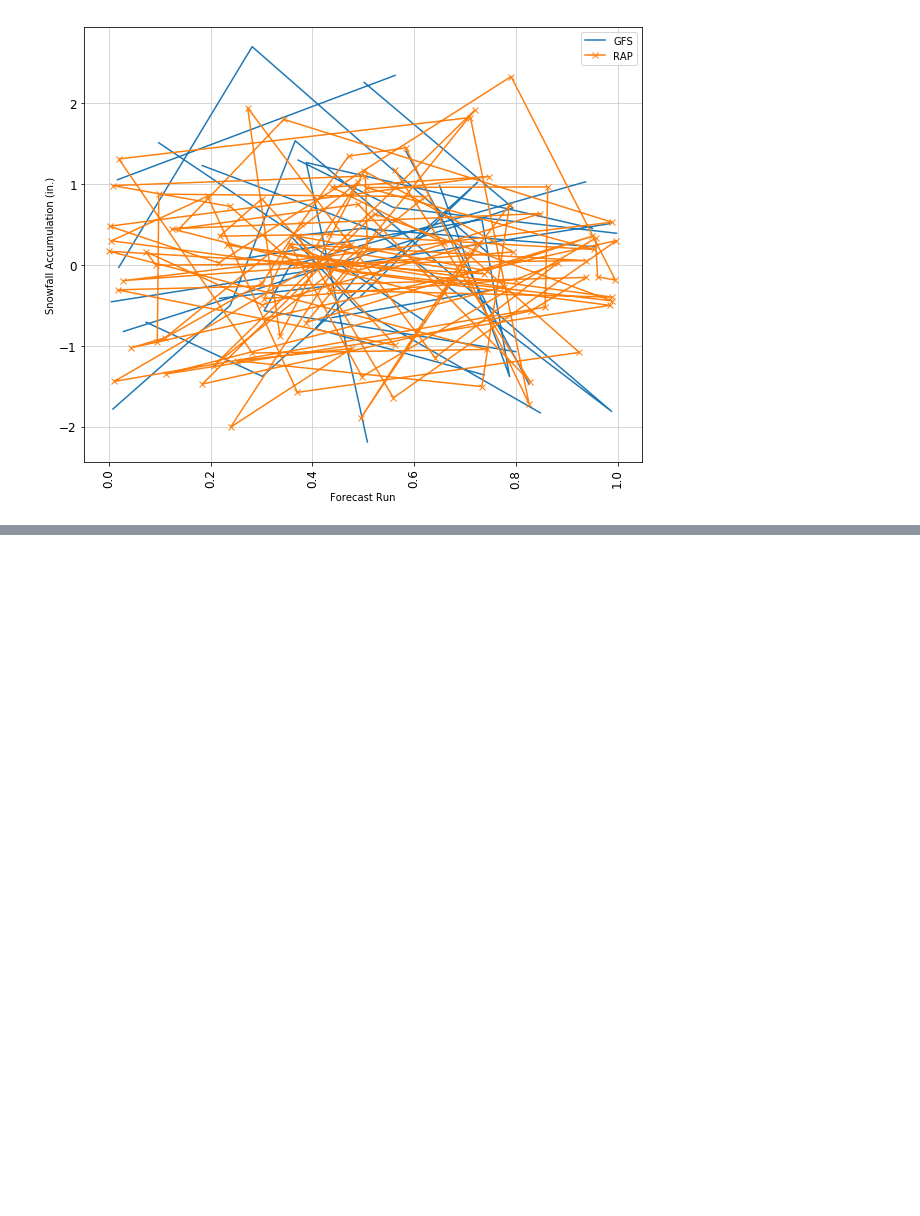
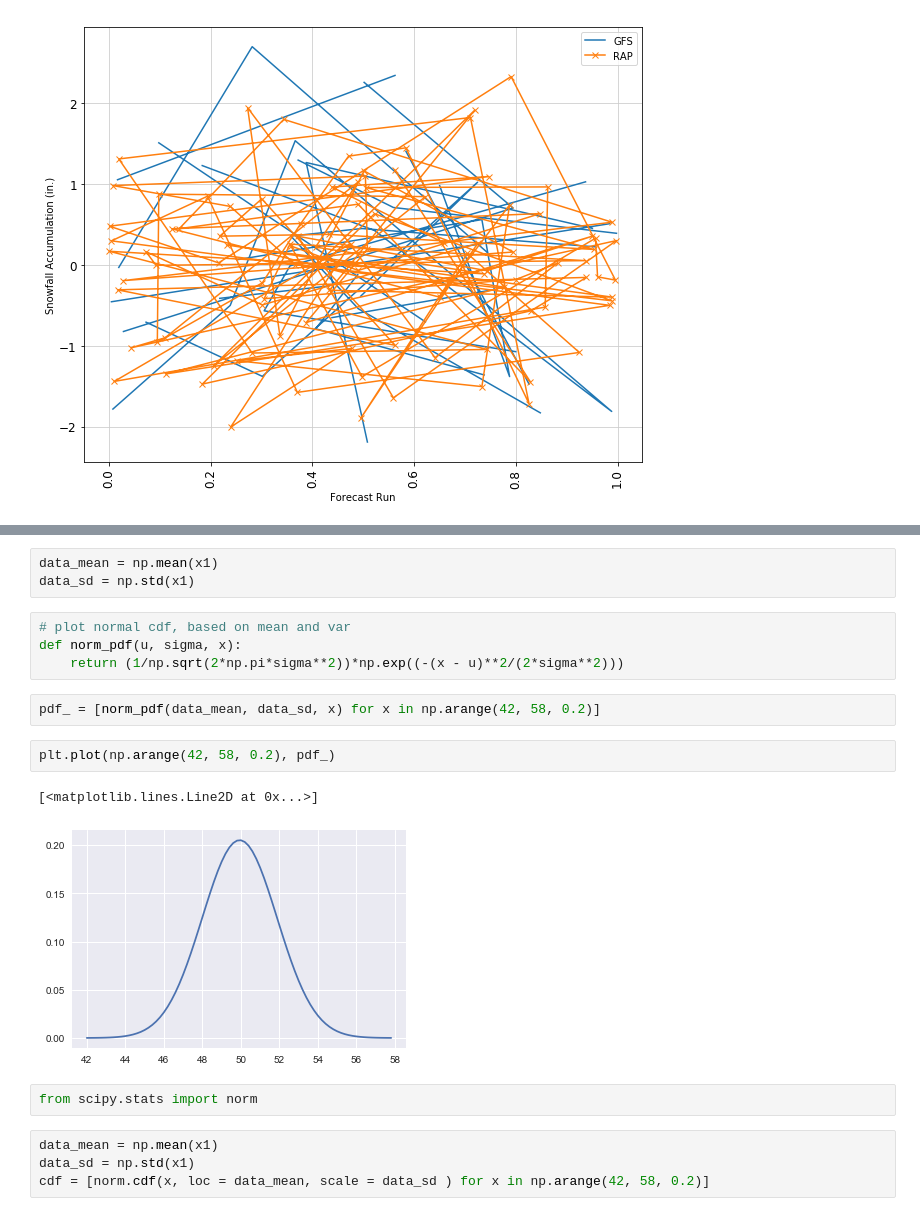
Before and after one commit to callinSwitzer/GarbageCollector, a Jupyter notebook: StackOverflowQuestions.ipynb, the cells around one changed output, grey strips where cells are left out. Saved outputs shown, nothing was run; the diff lists cells and outputs as text; blank space fills up the shorter version.

```diff
--- a/StackOverflowQuestions.ipynb
+++ b/StackOverflowQuestions.ipynb
@@ -601,0 +622,20 @@ plt.legend()
+# %%
+data_mean = np.mean(x1)
+data_sd = np.std(x1)
+# %%
+# plot normal cdf, based on mean and var
+def norm_pdf(u, sigma, x):
+    return (1/np.sqrt(2*np.pi*sigma**2))*np.exp((-(x - u)**2/(2*sigma**2)))
+# %%
+pdf_ = [norm_pdf(data_mean, data_sd, x) for x in np.arange(42, 58, 0.2)]
+# %%
+plt.plot(np.arange(42, 58, 0.2), pdf_)
+# %% [output]
+[<matplotlib.lines.Line2D at 0x...>]
+[figure, added]
+# %%
+from scipy.stats import norm
+# %%
+data_mean = np.mean(x1)
+data_sd = np.std(x1)
+cdf = [norm.cdf(x, loc = data_mean, scale = data_sd ) for x in np.arange(42, 58, 0.2)]
```
Also changed, not shown: parts of 6 cells of this notebook, 2 other files.
